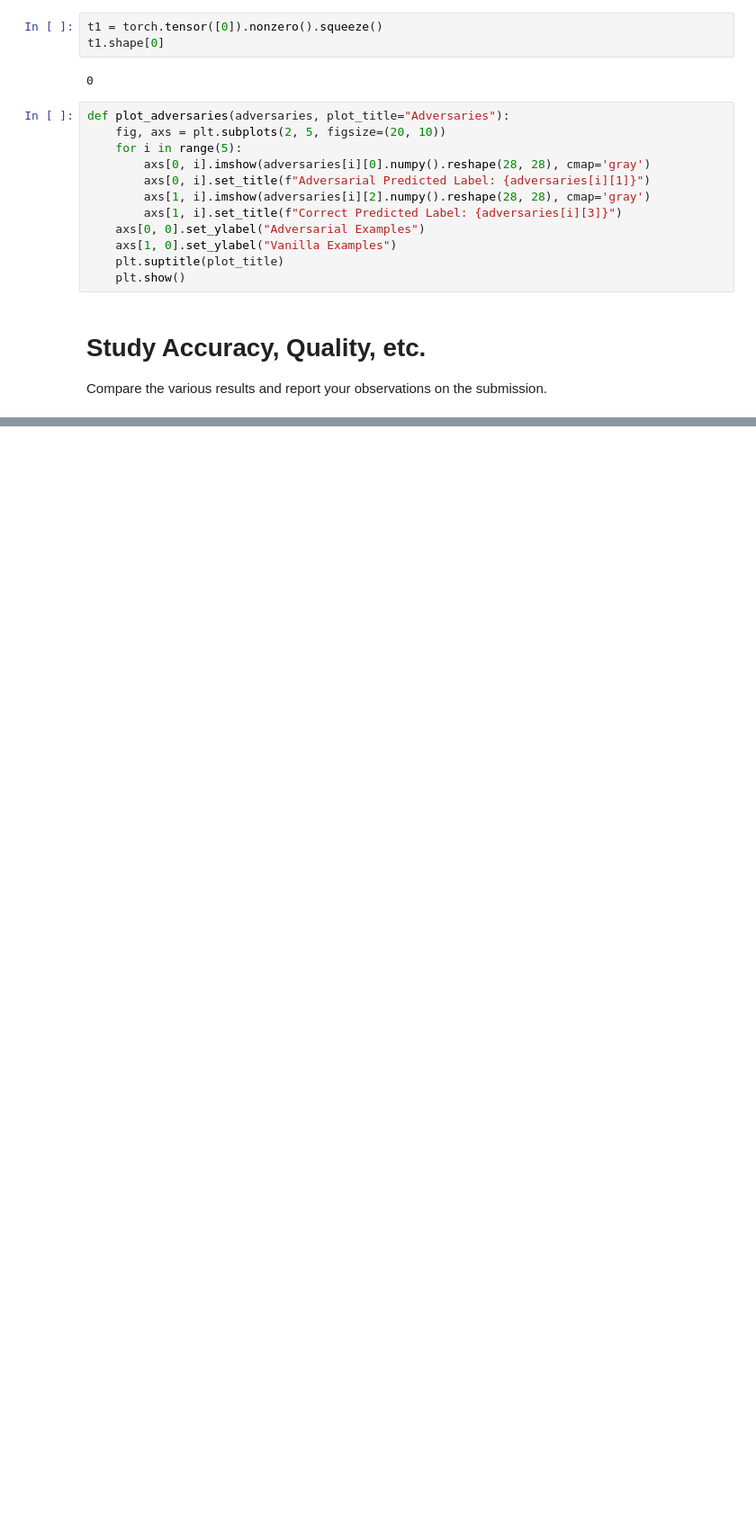
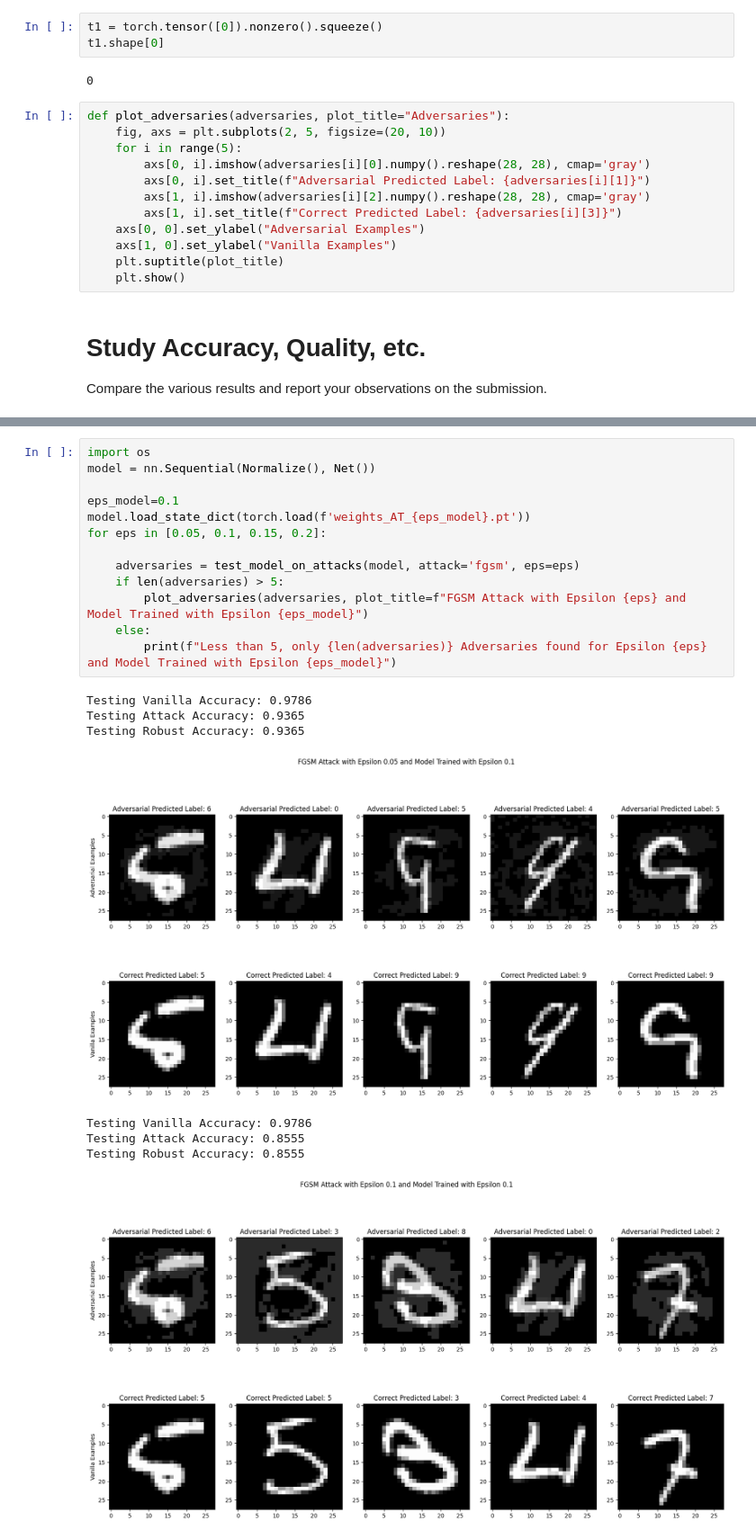
Before and after one commit to ethvedbitdesjan/CS521, a Jupyter notebook: hw1/adversarial_training.ipynb, the cells around one changed output, grey strips where cells are left out. Shown at 90% size. Cells and saved outputs as stored; diff of their text form; blank space fills up the shorter version.

```diff
--- a/hw1/adversarial_training.ipynb
+++ b/hw1/adversarial_training.ipynb
@@ -339,0 +390,22 @@ Testing Robust Accuracy: 0.3334
+# %%
+import os
+model = nn.Sequential(Normalize(), Net())
+
+eps_model=0.1
+model.load_state_dict(torch.load(f'weights_AT_{eps_model}.pt'))
+for eps in [0.05, 0.1, 0.15, 0.2]:
+
+    adversaries = test_model_on_attacks(model, attack='fgsm', eps=eps)
+    if len(adversaries) > 5:
+        plot_adversaries(adversaries, plot_title=f"FGSM Attack with Epsilon {eps} and Model Trained with Epsilon {eps_model}")
+    else:
+        print(f"Less than 5, only {len(adversaries)} Adversaries found for Epsilon {eps} and Model Trained with Epsilon {eps_model}")
+# %% [output]
+Testing Vanilla Accuracy: 0.9786
+Testing Attack Accuracy: 0.9365
+Testing Robust Accuracy: 0.9365
+[figure, added]
+Testing Vanilla Accuracy: 0.9786
+Testing Attack Accuracy: 0.8555
+Testing Robust Accuracy: 0.8555
+[figure, added]
```
Also changed, not shown: parts of 8 cells of this notebook.
